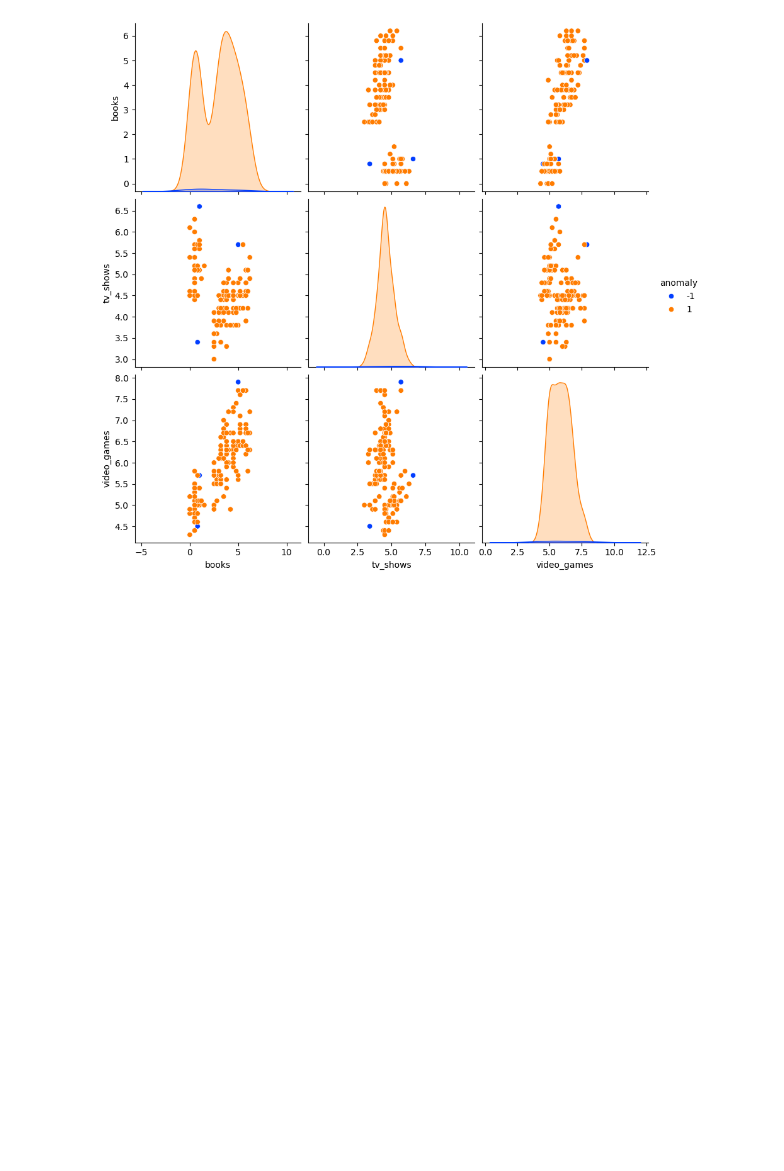
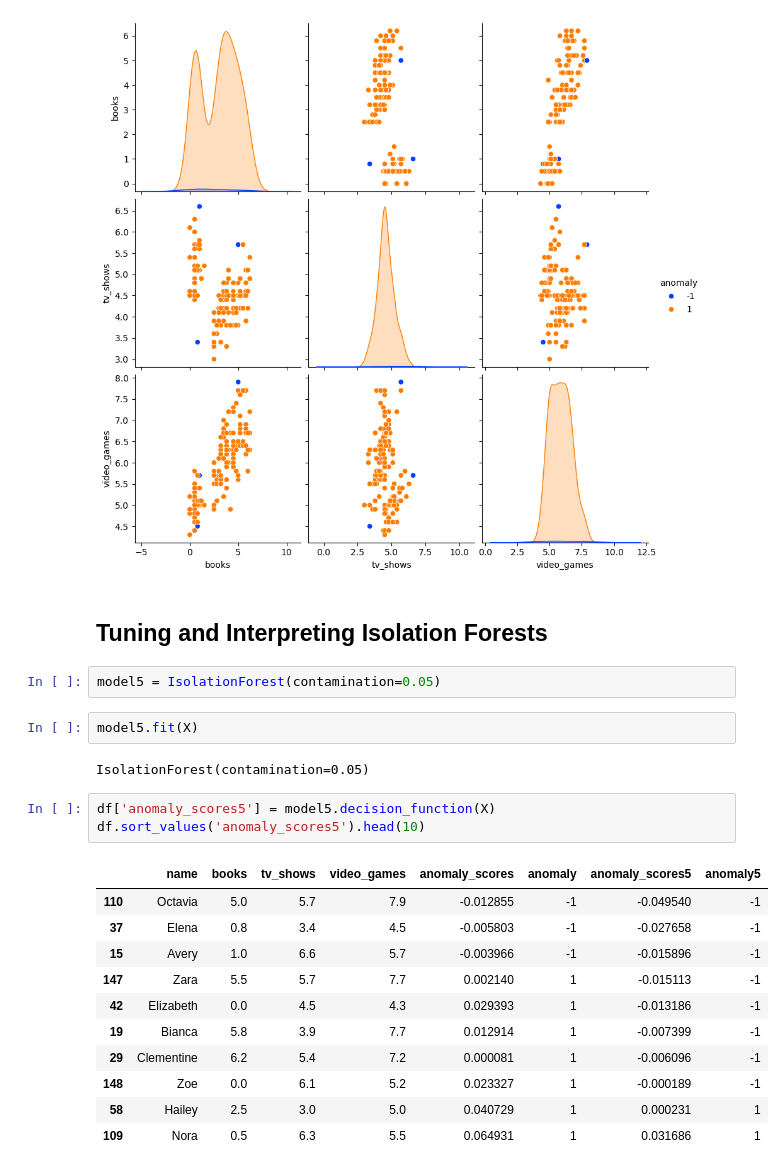
Before and after one commit to Camiloesp/PythonDataScience_UnsupervisedML, a Jupyter notebook: 3_AnomalyDetection.ipynb, the cells around one changed output. Cells and saved outputs as stored; diff of their text form; blank space fills up the shorter version.

```diff
--- a/3_AnomalyDetection.ipynb
+++ b/3_AnomalyDetection.ipynb
@@ -110,3 +110,26 @@ sns.pairplot(df.iloc[:,1:].drop(columns=['anomaly_scores']),
              height=3);
 # %% [output]
 [figure]
+# %% [markdown]
+## Tuning and Interpreting Isolation Forests
+# %%
+model5 = IsolationForest(contamination=0.05)
+# %%
+model5.fit(X)
+# %% [output]
+IsolationForest(contamination=0.05)
+# %%
+df['anomaly_scores5'] = model5.decision_function(X)
+df.sort_values('anomaly_scores5').head(10)
+# %% [output]
+|  | name | books | tv_shows | video_games | anomaly_scores | anomaly | anomaly_scores5 | anomaly5 |
+| 110 | Octavia | 5.0 | 5.7 | 7.9 | -0.012855 | -1 | -0.049540 | -1 |
+| 37 | Elena | 0.8 | 3.4 | 4.5 | -0.005803 | -1 | -0.027658 | -1 |
+| 15 | Avery | 1.0 | 6.6 | 5.7 | -0.003966 | -1 | -0.015896 | -1 |
+| 147 | Zara | 5.5 | 5.7 | 7.7 | 0.002140 | 1 | -0.015113 | -1 |
+| 42 | Elizabeth | 0.0 | 4.5 | 4.3 | 0.029393 | 1 | -0.013186 | -1 |
+| 19 | Bianca | 5.8 | 3.9 | 7.7 | 0.012914 | 1 | -0.007399 | -1 |
+| 29 | Clementine | 6.2 | 5.4 | 7.2 | 0.000081 | 1 | -0.006096 | -1 |
+| 148 | Zoe | 0.0 | 6.1 | 5.2 | 0.023327 | 1 | -0.000189 | -1 |
+| 58 | Hailey | 2.5 | 3.0 | 5.0 | 0.040729 | 1 | 0.000231 | 1 |
+| 109 | Nora | 0.5 | 6.3 | 5.5 | 0.064931 | 1 | 0.031686 | 1 |
```
Also changed, not shown: parts of 5 cells of this notebook.
